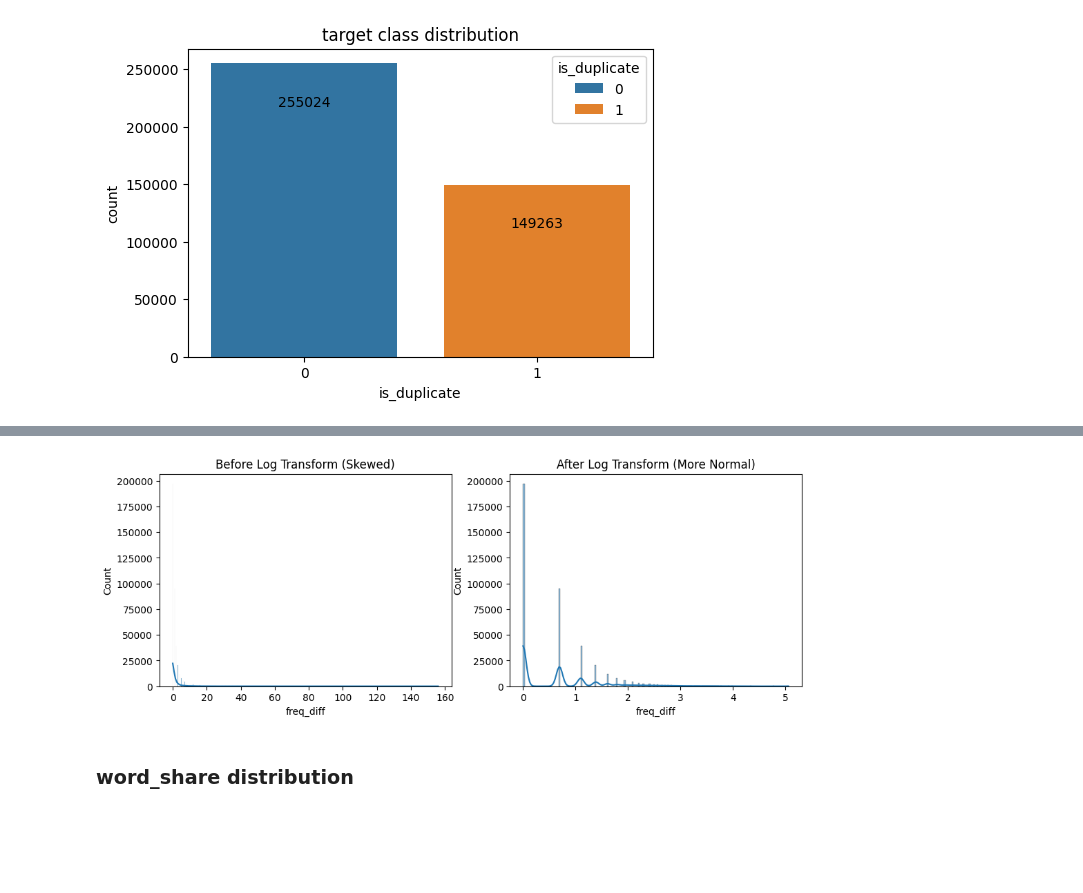
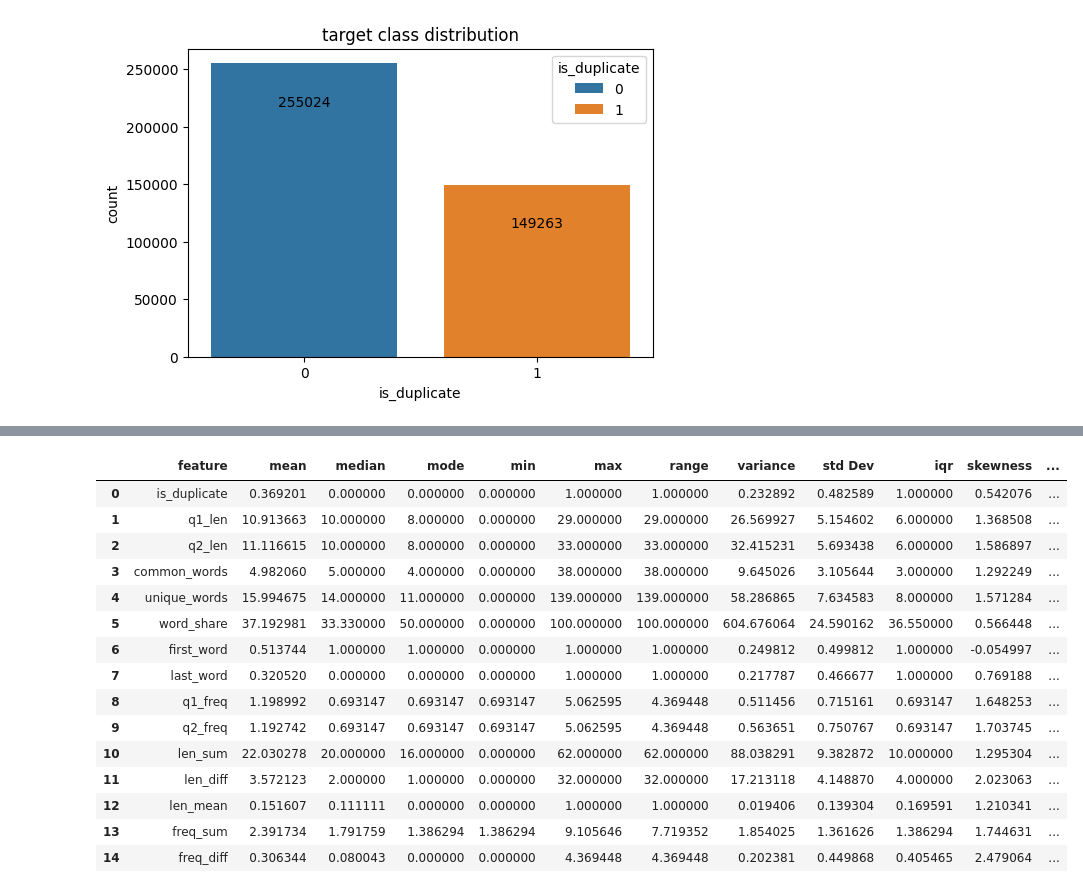
Before and after one commit to 8366888C/question-similarity, a Jupyter notebook: notebooks/eda.ipynb, the cells around one changed output, grey strips where cells are left out. Cells and saved outputs as stored; diff of their text form; code cells hidden in the pictures; blank space fills up the shorter version.

```diff
--- a/notebooks/eda.ipynb
+++ b/notebooks/eda.ipynb
@@ -192,21 +186,0 @@ for col in uncapped_cols:
-# %%
-# features with high skewness
-skewed_cols = ["q1_freq", "q2_freq", "freq_sum", "freq_diff"]
-
-plt.figure(figsize=(12, 4))
-plt.subplot(1, 2, 1)
-sns.histplot(df["freq_diff"], kde=True)
-plt.title("Before Log Transform (Skewed)")
-
-for col in skewed_cols:
-    # log transformation
-    df[col] = np.log1p(df[col])
-
-plt.subplot(1, 2, 2)
-sns.histplot(df["freq_diff"], kde=True)
-plt.title("After Log Transform (More Normal)")
-plt.show()
-# %% [output]
-[figure, removed]
-# %% [markdown]
-### word_share distribution
@@ -212,0 +198,23 @@ plt.show()
+# %%
+stats_list = feature_statistics(df)
+# download the statistical data
+stats_df = pd.DataFrame(stats_list)
+stats_df.to_csv("../data/feature_statistics.csv", index=False)
+stats_df.head(20)
+# %% [output]
+|  | feature | mean | median | mode | min | max | range | variance | std Dev | iqr | skewness | ... |
+| 0 | is_duplicate | 0.369201 | 0.000000 | 0.000000 | 0.000000 | 1.000000 | 1.000000 | 0.232892 | 0.482589 | 1.000000 | 0.542076 | ... |
+| 1 | q1_len | 10.913663 | 10.000000 | 8.000000 | 0.000000 | 29.000000 | 29.000000 | 26.569927 | 5.154602 | 6.000000 | 1.368508 | ... |
+| 2 | q2_len | 11.116615 | 10.000000 | 8.000000 | 0.000000 | 33.000000 | 33.000000 | 32.415231 | 5.693438 | 6.000000 | 1.586897 | ... |
+| 3 | common_words | 4.982060 | 5.000000 | 4.000000 | 0.000000 | 38.000000 | 38.000000 | 9.645026 | 3.105644 | 3.000000 | 1.292249 | ... |
+| 4 | unique_words | 15.994675 | 14.000000 | 11.000000 | 0.000000 | 139.000000 | 139.000000 | 58.286865 | 7.634583 | 8.000000 | 1.571284 | ... |
+| 5 | word_share | 37.192981 | 33.330000 | 50.000000 | 0.000000 | 100.000000 | 100.000000 | 604.676064 | 24.590162 | 36.550000 | 0.566448 | ... |
+| 6 | first_word | 0.513744 | 1.000000 | 1.000000 | 0.000000 | 1.000000 | 1.000000 | 0.249812 | 0.499812 | 1.000000 | -0.054997 | ... |
+| 7 | last_word | 0.320520 | 0.000000 | 0.000000 | 0.000000 | 1.000000 | 1.000000 | 0.217787 | 0.466677 | 1.000000 | 0.769188 | ... |
+| 8 | q1_freq | 1.198992 | 0.693147 | 0.693147 | 0.693147 | 5.062595 | 4.369448 | 0.511456 | 0.715161 | 0.693147 | 1.648253 | ... |
+| 9 | q2_freq | 1.192742 | 0.693147 | 0.693147 | 0.693147 | 5.062595 | 4.369448 | 0.563651 | 0.750767 | 0.693147 | 1.703745 | ... |
+| 10 | len_sum | 22.030278 | 20.000000 | 16.000000 | 0.000000 | 62.000000 | 62.000000 | 88.038291 | 9.382872 | 10.000000 | 1.295304 | ... |
+| 11 | len_diff | 3.572123 | 2.000000 | 1.000000 | 0.000000 | 32.000000 | 32.000000 | 17.213118 | 4.148870 | 4.000000 | 2.023063 | ... |
+| 12 | len_mean | 0.151607 | 0.111111 | 0.000000 | 0.000000 | 1.000000 | 1.000000 | 0.019406 | 0.139304 | 0.169591 | 1.210341 | ... |
+| 13 | freq_sum | 2.391734 | 1.791759 | 1.386294 | 1.386294 | 9.105646 | 7.719352 | 1.854025 | 1.361626 | 1.386294 | 1.744631 | ... |
+| 14 | freq_diff | 0.306344 | 0.080043 | 0.000000 | 0.000000 | 4.369448 | 4.369448 | 0.202381 | 0.449868 | 0.405465 | 2.479064 | ... |
```
Also changed, not shown: parts of 21 cells of this notebook.
